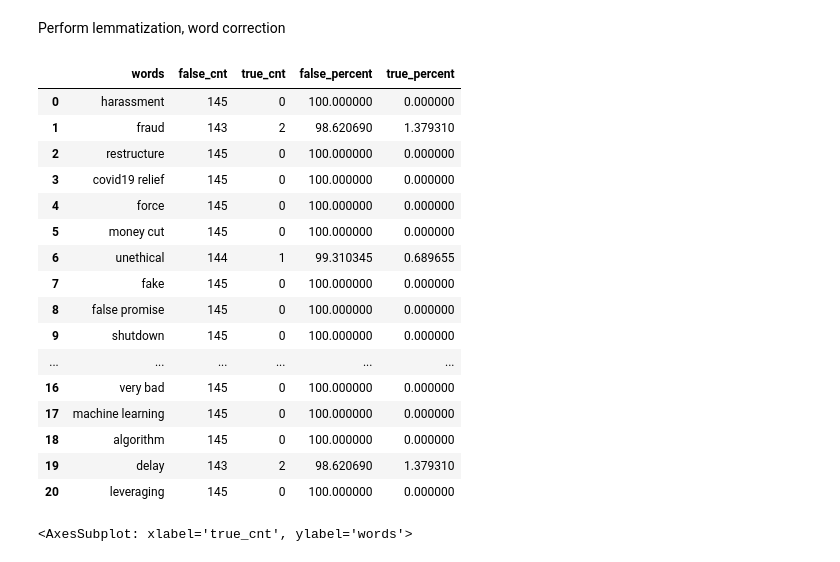
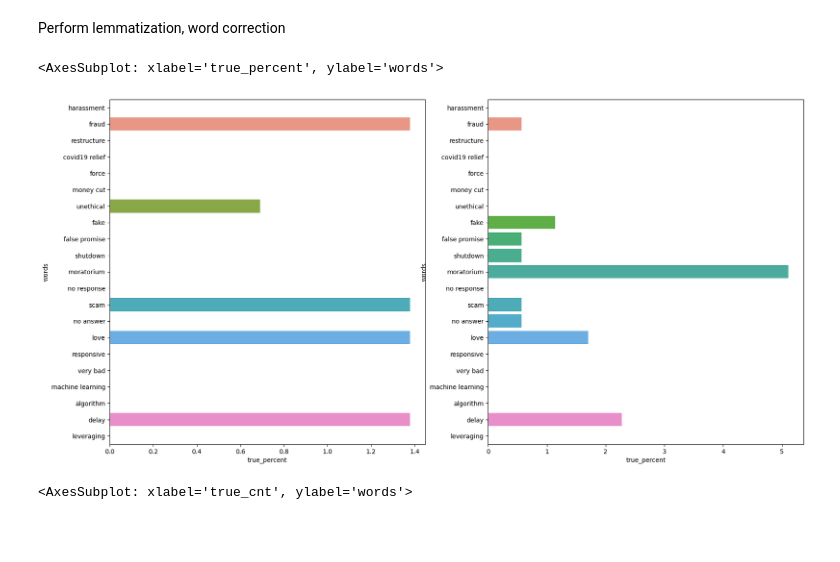
Before and after one commit to patilpushkarp/comp, a Jupyter notebook: _sources/docs/individual/fintech/distribution_faircent.ipynb, the cells around one changed output. Saved outputs shown, nothing was run; the diff lists cells and outputs as text; code cells hidden in the pictures; blank space fills up the shorter version.

```diff
--- a/_sources/docs/individual/fintech/distribution_faircent.ipynb
+++ b/_sources/docs/individual/fintech/distribution_faircent.ipynb
@@ -58,23 +58,12 @@ post_df.to_csv('./../../data/fintech/faircent/post_wd.csv', index=False)
-# %%
-pre_result
-# %% [output]
-|  | words | false_cnt | true_cnt | false_percent | true_percent |
-| 0 | harassment | 145 | 0 | 100.000000 | 0.000000 |
-| 1 | fraud | 143 | 2 | 98.620690 | 1.379310 |
-| 2 | restructure | 145 | 0 | 100.000000 | 0.000000 |
-| 3 | covid19 relief | 145 | 0 | 100.000000 | 0.000000 |
-| 4 | force | 145 | 0 | 100.000000 | 0.000000 |
-| 5 | money cut | 145 | 0 | 100.000000 | 0.000000 |
-| 6 | unethical | 144 | 1 | 99.310345 | 0.689655 |
-| 7 | fake | 145 | 0 | 100.000000 | 0.000000 |
-| 8 | false promise | 145 | 0 | 100.000000 | 0.000000 |
-| 9 | shutdown | 145 | 0 | 100.000000 | 0.000000 |
-| ... | ... | ... | ... | ... | ... |
-| 16 | very bad | 145 | 0 | 100.000000 | 0.000000 |
-| 17 | machine learning | 145 | 0 | 100.000000 | 0.000000 |
-| 18 | algorithm | 145 | 0 | 100.000000 | 0.000000 |
-| 19 | delay | 143 | 2 | 98.620690 | 1.379310 |
-| 20 | leveraging | 145 | 0 | 100.000000 | 0.000000 |
+# %%
+fig, axes = plt.subplots(1, 2, figsize=(20, 10))
+
+sns.barplot(x='true_percent', y='words', data=pre_result, orient='h', ax=axes[0])
+
+sns.barplot(x='true_percent', y='words', data=post_result, orient='h', ax=axes[1])
+# %% [output]
+<AxesSubplot: xlabel='true_percent', ylabel='words'>
+[figure, added]
 # %%
 fig, axes = plt.subplots(1, 2, figsize=(20, 10))
 
```
Also changed, not shown: parts of 2 cells of this notebook, 29 other files.
